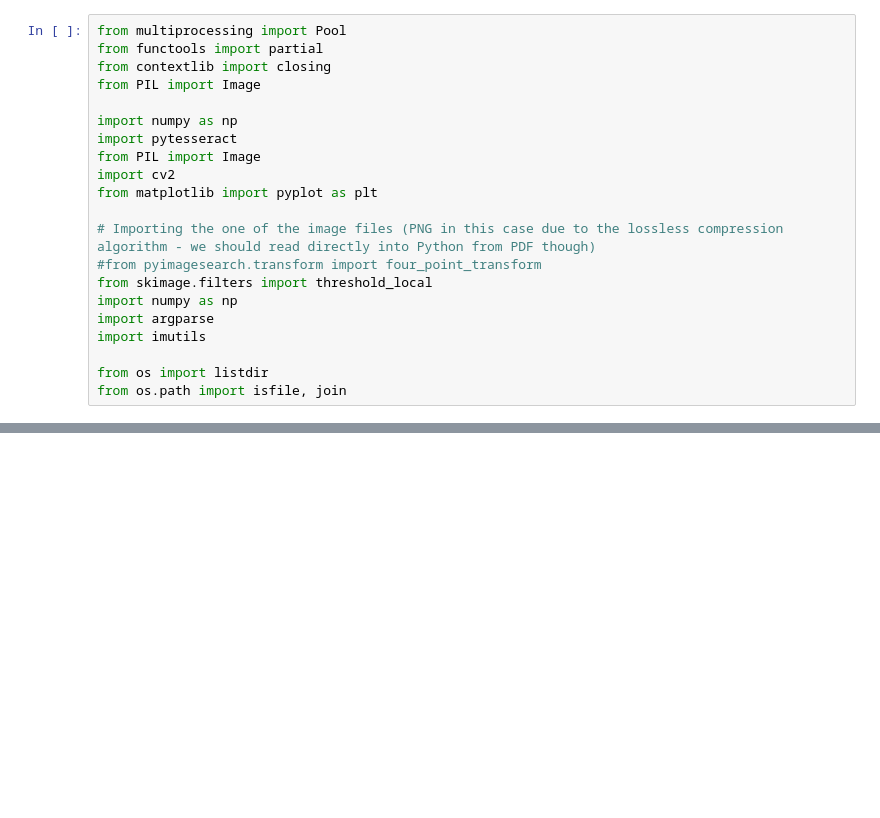
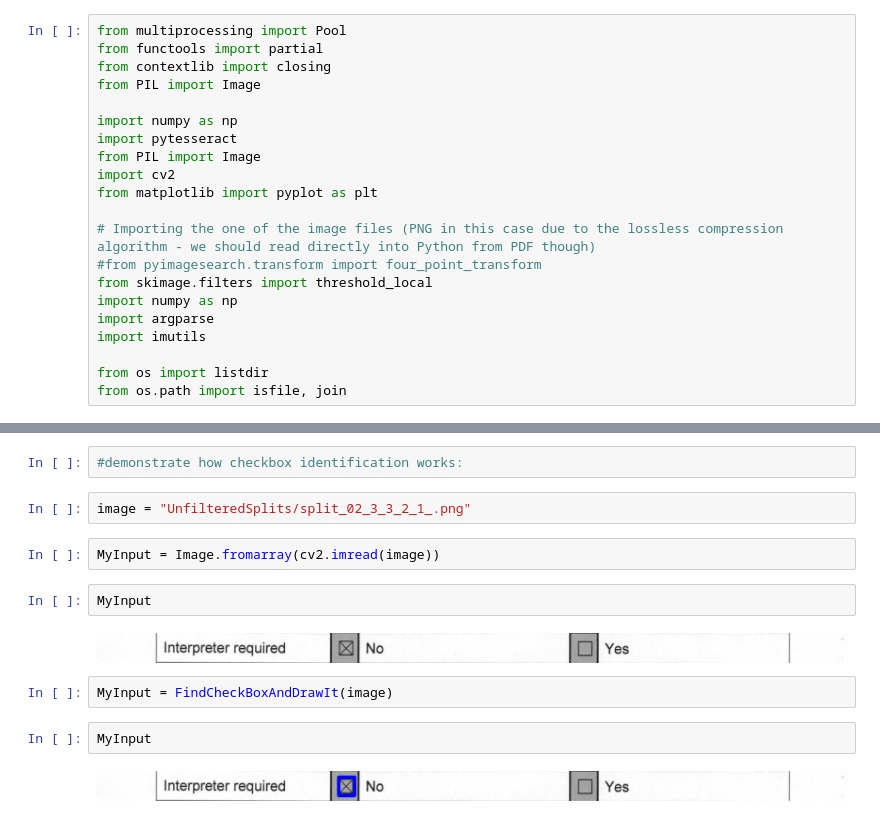
Before and after one commit to ryancier/Rovers, a Jupyter notebook: jn/Contoures.ipynb, the cells around one changed output, grey strips where cells are left out. Drawn from its saved outputs; the diff is of its cells as text; blank space fills up the shorter version.

```diff
--- a/jn/Contoures.ipynb
+++ b/jn/Contoures.ipynb
@@ -209,0 +211,16 @@ NameError: name 'mnLoc' is not defined
+# %%
+#demonstrate how checkbox identification works:
+# %%
+image = "UnfilteredSplits/split_02_3_3_2_1_.png"
+# %%
+MyInput = Image.fromarray(cv2.imread(image))
+# %%
+MyInput
+# %% [output]
+[figure, added]
+# %%
+MyInput = FindCheckBoxAndDrawIt(image)
+# %%
+MyInput
+# %% [output]
+[figure, added]
```
Also changed, not shown: parts of 13 cells of this notebook, 48 other files.
